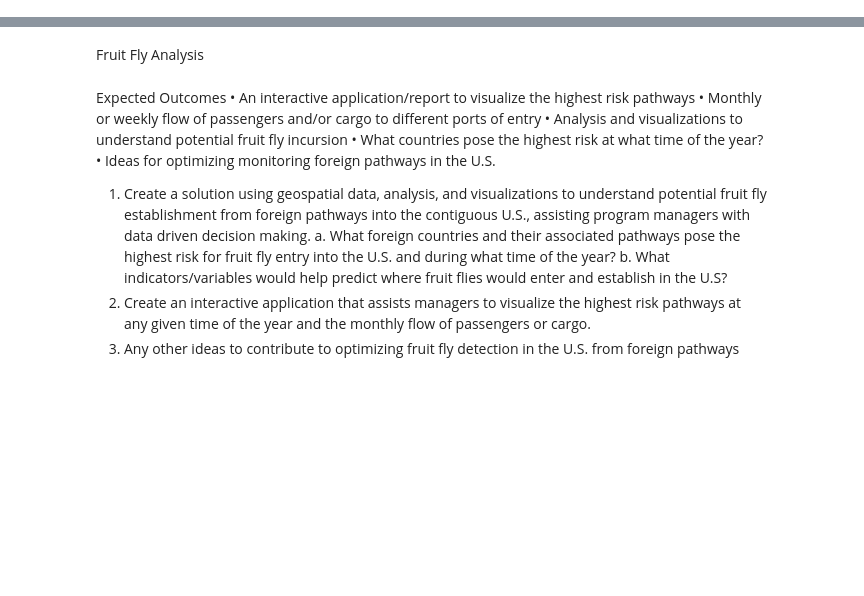
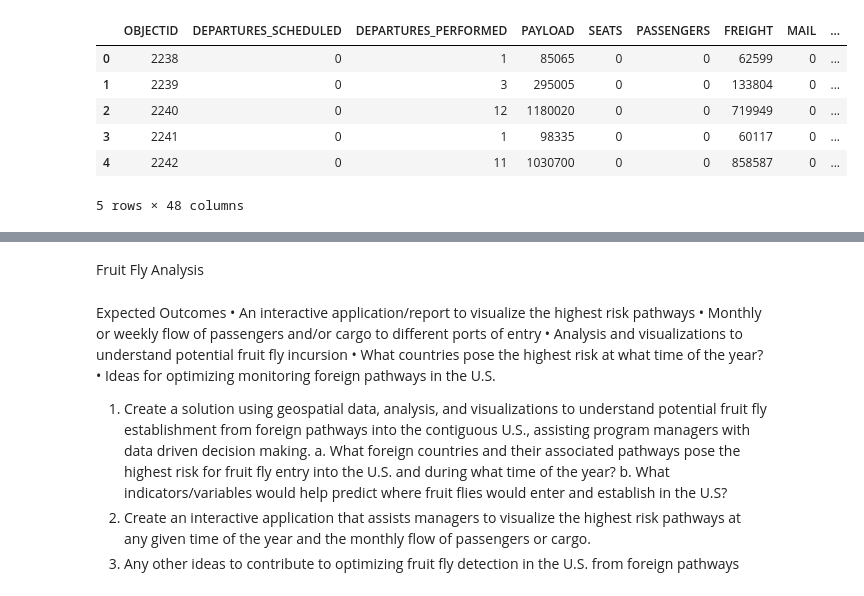
Before and after one commit to BryantScottCSU/CSU-NASA-USDA-Hackathon-2026, a Jupyter notebook: notebook/fruitFlyAnalysis.ipynb, the cells around one changed output, grey strips where cells are left out. Cells and saved outputs as stored; diff of their text form; code cells hidden in the pictures; blank space fills up the shorter version.

```diff
--- a/notebook/fruitFlyAnalysis.ipynb
+++ b/notebook/fruitFlyAnalysis.ipynb
@@ -11,0 +104,34 @@ import time
+# %%
+
+
+def query_all_inbound_flights(layer, batch_size=2000):
+    """Query all inbound flights to the US with pagination"""
+    where_clause = "DEST_COUNTRY_NAME = 'United States' AND ORIGIN_COUNTRY_NAME <> 'United States'"
+
+    all_records = []
+    offset = 0
+    total = layer.query(where=where_clause, return_count_only=True)
+
+    print(f"Downloading {total:,} inbound flight records in batches of {batch_size}...")
+
+    while offset < total:
+        features = layer.query(
+            where=where_clause,
+            out_fields="*",
+            result_record_count=batch_size,
+            result_offset=offset,
+            return_geometry=True
+        )
+
+        batch_records = [f.attributes for f in features.features]
+        all_records.extend(batch_records)
+
+        offset += batch_size
+        print(f"  Progress: {min(offset, total):,} / {total:,} ({100*min(offset,total)/total:.1f}%)")
+
+    return pd.DataFrame(all_records)
+
+ppq_full_df = query_all_inbound_flights(ppq_layer)
+print(f"\nFull inbound dataset shape: {ppq_full_df.shape}")
+
+print("To download all inbound flight data, uncomment the lines above.")
@@ -11,0 +160,10 @@ import time
+# %%
+ppq_full_df.head()
+# %% [output]
+|  | OBJECTID | DEPARTURES_SCHEDULED | DEPARTURES_PERFORMED | PAYLOAD | SEATS | PASSENGERS | FREIGHT | MAIL | ... |
+| 0 | 2238 | 0 | 1 | 85065 | 0 | 0 | 62599 | 0 | ... |
+| 1 | 2239 | 0 | 3 | 295005 | 0 | 0 | 133804 | 0 | ... |
+| 2 | 2240 | 0 | 12 | 1180020 | 0 | 0 | 719949 | 0 | ... |
+| 3 | 2241 | 0 | 1 | 98335 | 0 | 0 | 60117 | 0 | ... |
+| 4 | 2242 | 0 | 11 | 1030700 | 0 | 0 | 858587 | 0 | ... |
+5 rows × 48 columns
```
Also changed, not shown: parts of 8 cells of this notebook.
